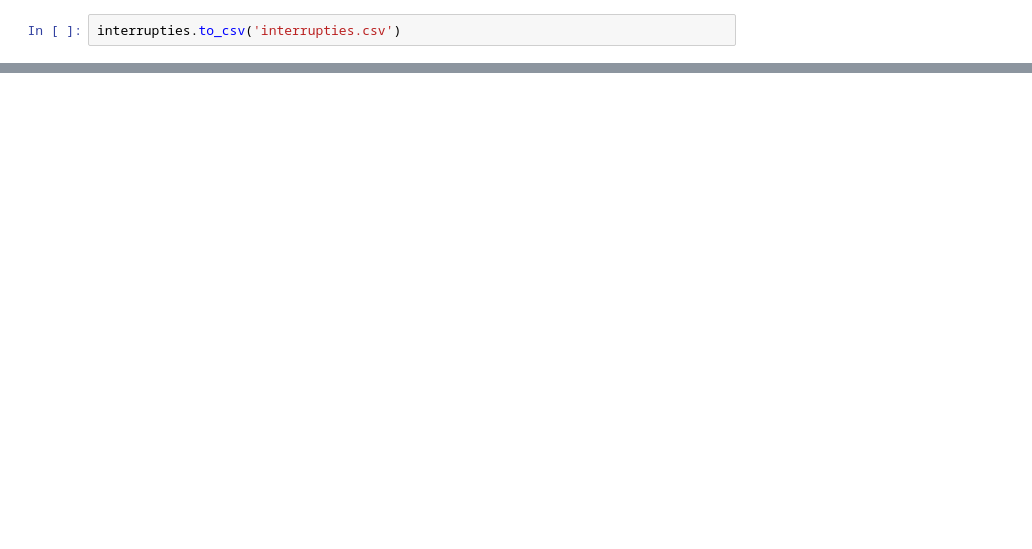
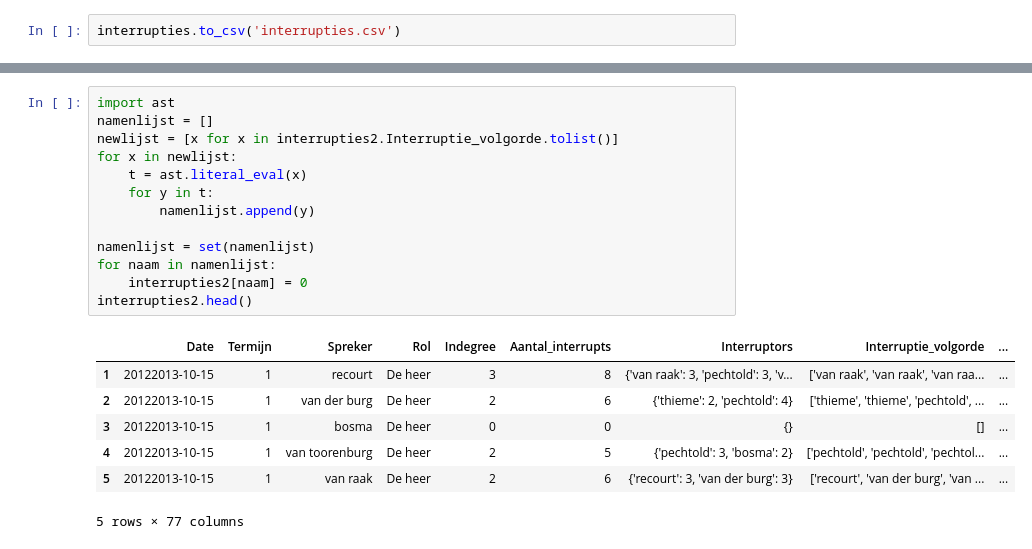
Before and after one commit to JoepStraatman/datascience, a Jupyter notebook: AssignmentWilders.ipynb, the cells around one changed output, grey strips where cells are left out. Drawn from its saved outputs; the diff is of its cells as text; blank space fills up the shorter version.

```diff
--- a/AssignmentWilders.ipynb
+++ b/AssignmentWilders.ipynb
@@ -249 +254,22 @@ interrupties2
 227 rows × 10 columns
+# %%
+import ast
+namenlijst = []
+newlijst = [x for x in interrupties2.Interruptie_volgorde.tolist()]
+for x in newlijst:
+    t = ast.literal_eval(x)
+    for y in t:
+        namenlijst.append(y)
+
+namenlijst = set(namenlijst)
+for naam in namenlijst:
+    interrupties2[naam] = 0
+interrupties2.head()
+# %% [output]
+|  | Date | Termijn | Spreker | Rol | Indegree | Aantal_interrupts | Interruptors | Interruptie_volgorde | ... |
+| 1 | 20122013-10-15 | 1 | recourt | De heer | 3 | 8 | {'van raak': 3, 'pechtold': 3, 'v... | ['van raak', 'van raak', 'van raa... | ... |
+| 2 | 20122013-10-15 | 1 | van der burg | De heer | 2 | 6 | {'thieme': 2, 'pechtold': 4} | ['thieme', 'thieme', 'pechtold', ... | ... |
+| 3 | 20122013-10-15 | 1 | bosma | De heer | 0 | 0 | {} | [] | ... |
+| 4 | 20122013-10-15 | 1 | van toorenburg | De heer | 2 | 5 | {'pechtold': 3, 'bosma': 2} | ['pechtold', 'pechtold', 'pechtol... | ... |
+| 5 | 20122013-10-15 | 1 | van raak | De heer | 2 | 6 | {'recourt': 3, 'van der burg': 3} | ['recourt', 'van der burg', 'van ... | ... |
+5 rows × 77 columns
```
Also changed, not shown: parts of 4 cells of this notebook, 1 other file.
